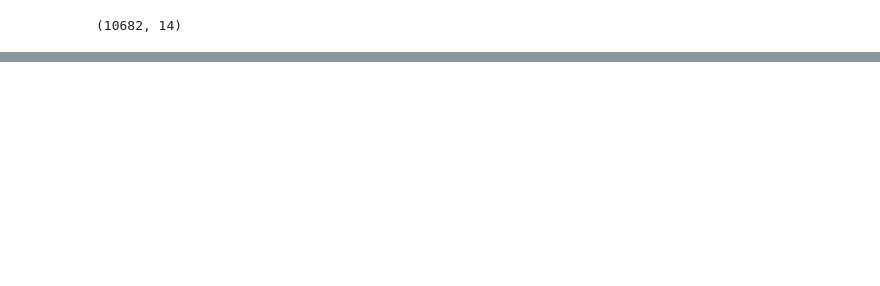
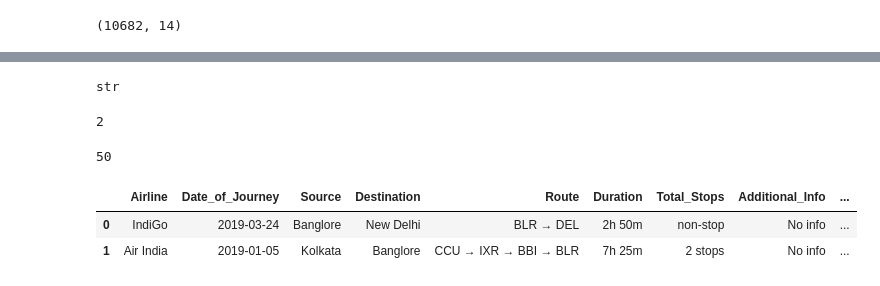
Before and after one commit to MdShahnawazAlamKhan/Flight-Prediction, a Jupyter notebook: Fight_Prediction.ipynb, the cells around one changed output, grey strips where cells are left out. Drawn from its saved outputs; the diff is of its cells as text; code cells hidden in the pictures; blank space fills up the shorter version.

```diff
--- a/Fight_Prediction.ipynb
+++ b/Fight_Prediction.ipynb
@@ -273,0 +353,10 @@ data.shape
+# %%
+def preprocess_duration(x):
+  if 'h' not in x:
+    x='0h' + ' ' + x
+  elif 'm' not in x:
+    x=x+' '+ '0m'
+
+  return x
+# %%
+data['Duration']=data['Duration'].apply(preprocess_duration)
@@ -273,0 +394,22 @@ data.shape
+# %%
+type('2h 50m'.split(' ')[0][0:-1])
+# %% [output]
+str
+# %%
+int('2h 50m'.split(' ')[0][0:-1])
+# %% [output]
+2
+# %%
+int('2h 50m'.split(' ')[1][0:-1])
+# %% [output]
+50
+# %%
+data['Duration_hours']=data['Duration'].apply(lambda x : int(x .split(' ')[0][0:-1]))
+# %%
+data['Duration_mins']=data['Duration'].apply(lambda x : int(x .split(' ')[1][0:-1]))
+# %%
+data.head(2)
+# %% [output]
+|  | Airline | Date_of_Journey | Source | Destination | Route | Duration | Total_Stops | Additional_Info | ... |
+| 0 | IndiGo | 2019-03-24 | Banglore | New Delhi | BLR → DEL | 2h 50m | non-stop | No info | ... |
+| 1 | Air India | 2019-01-05 | Kolkata | Banglore | CCU → IXR → BBI → BLR | 7h 25m | 2 stops | No info | ... |
```
Also changed, not shown: parts of 14 cells of this notebook.
